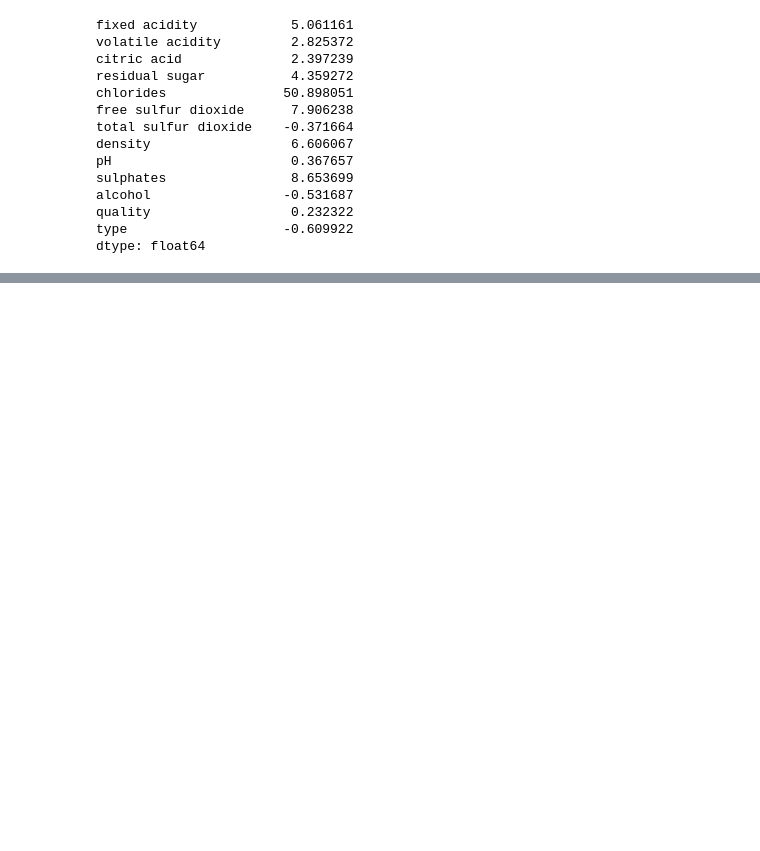
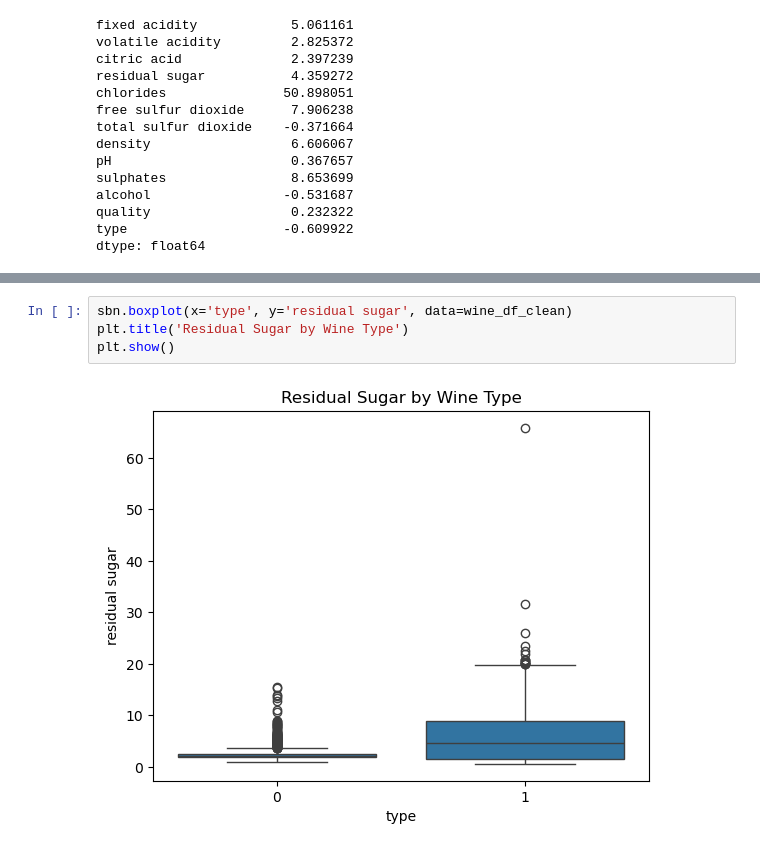
Before and after one commit to Nikolaj1992/MP1-Group9, a Jupyter notebook: MP-2/Code/Wine.ipynb, the cells around one changed output, grey strips where cells are left out. Drawn from its saved outputs; the diff is of its cells as text; blank space fills up the shorter version.

```diff
--- a/MP-2/Code/Wine.ipynb
+++ b/MP-2/Code/Wine.ipynb
@@ -306,0 +351,6 @@ dtype: float64
+# %%
+sbn.boxplot(x='type', y='residual sugar', data=wine_df_clean)
+plt.title('Residual Sugar by Wine Type')
+plt.show()
+# %% [output]
+[figure, added]
```
Also changed, not shown: parts of 31 cells of this notebook, 2 other files.
